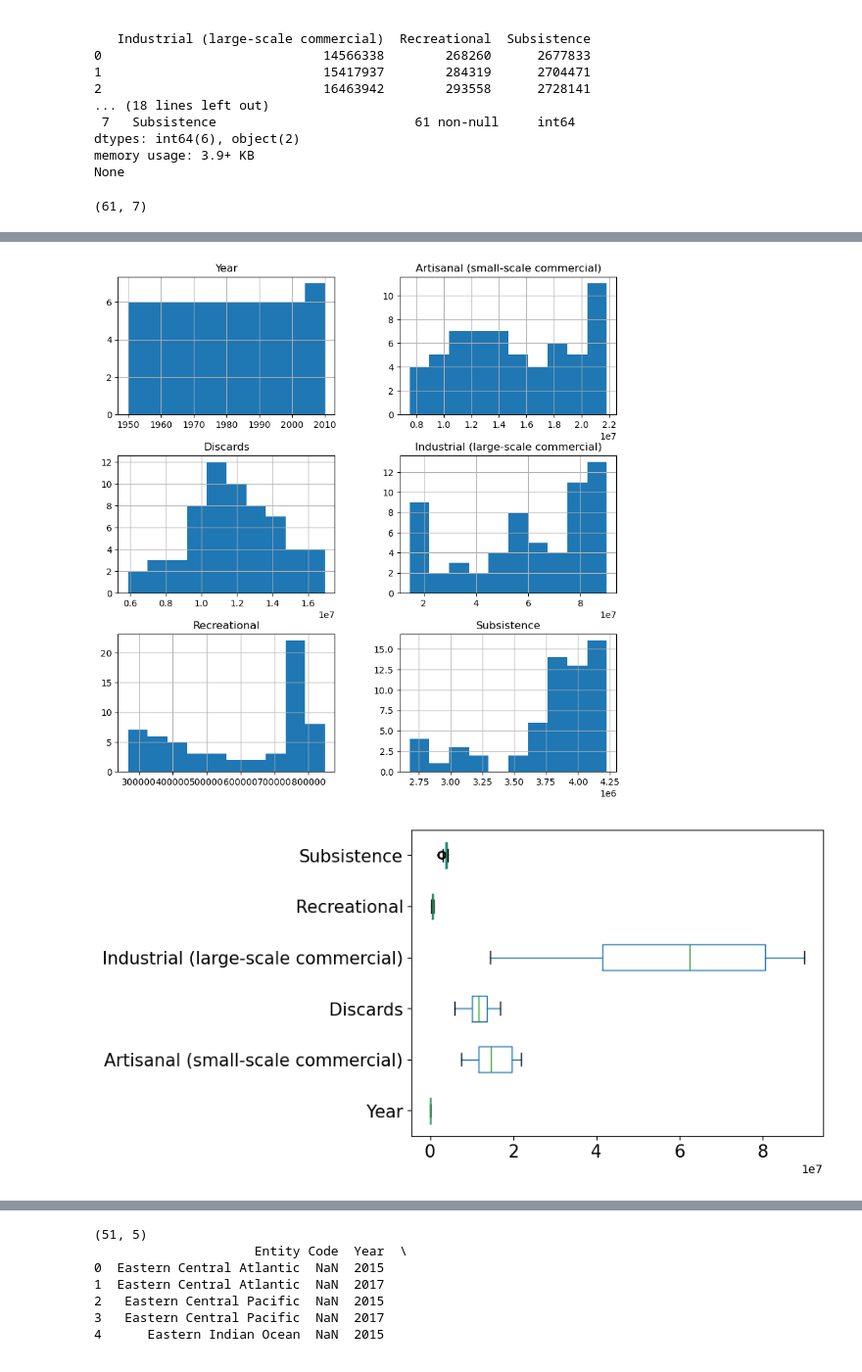
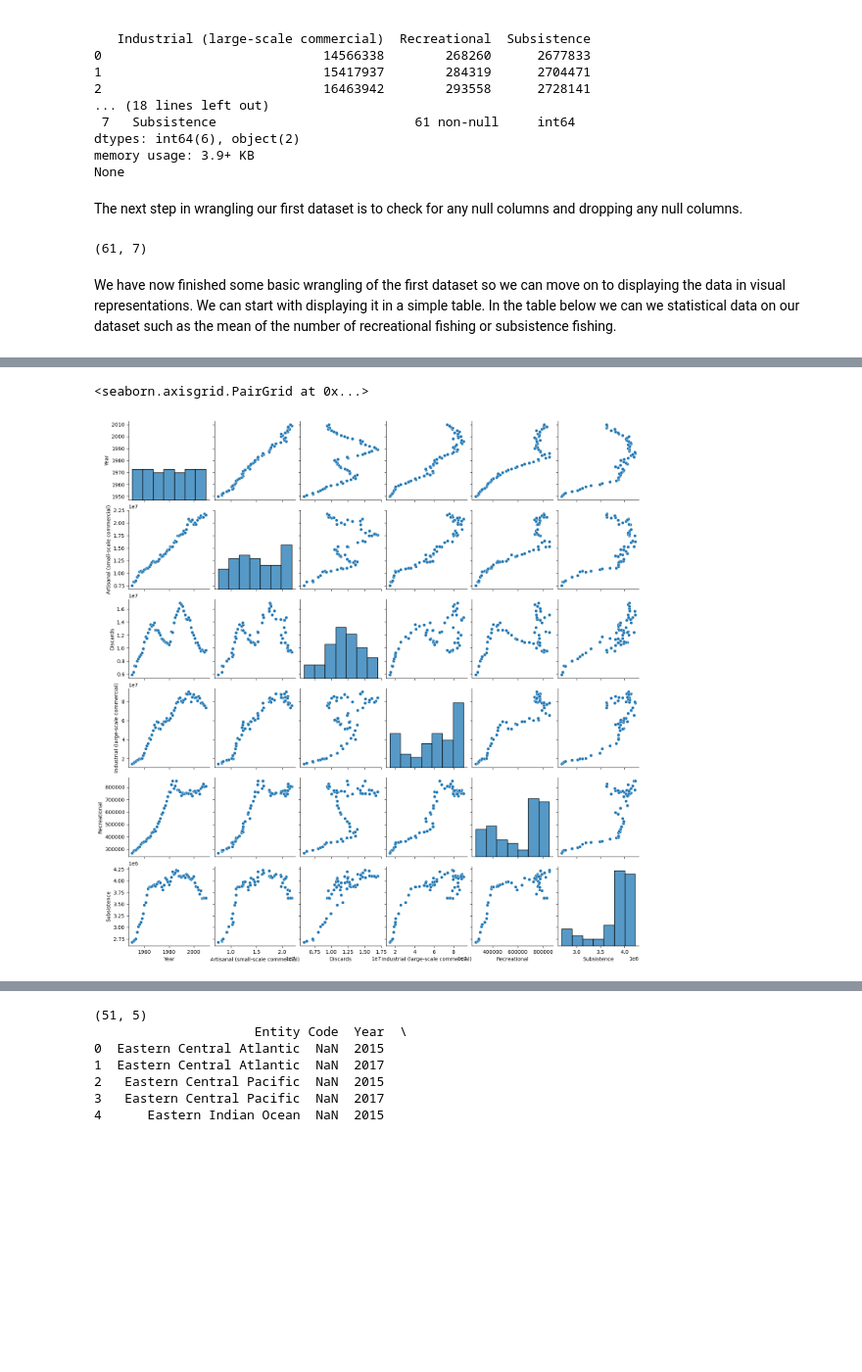
Before and after one commit to ubco-W2022T1-cosc301/project-group34, a Jupyter notebook: notebooks/lily.ipynb, the cells around one changed output, grey strips where cells are left out. Shown: that part at 98% size. Cells and saved outputs as stored; diff of their text form; code cells hidden in the pictures; blank space fills up the shorter version.

```diff
--- a/notebooks/lily.ipynb
+++ b/notebooks/lily.ipynb
@@ -67,6 +70,8 @@ df1_cleaned = df1.copy().drop(['Code'],axis=1)
 dtypes: int64(6), object(2)
 memory usage: 3.9+ KB
 None
+# %% [markdown]
+The next step in wrangling our first dataset is to check for any null columns and dropping any null columns.
 # %%
 ## Check for any null columns
 if df1_cleaned.isnull().any(axis=None):
@@ -80,6 +85,8 @@ df1_cleaned = df1_cleaned.dropna(axis=0)
 df1_cleaned.shape
 # %% [output]
 (61, 7)
+# %% [markdown]
+We have now finished some basic wrangling of the first dataset so we can move on to displaying the data in visual representations. We can start with displaying it in a simple table. In the table below we can we statistical data on our dataset such as the mean of the number of recreational fishing or subsistence fishing.
 # %%
 ## Describe the data in a visual table
 df1_cleaned.describe().T
@@ -92,12 +99,8 @@ df1_cleaned.describe().T
 | Recreational | 61.0 | 6.099268e+05 | 1.941205e+05 | 268260.0 | 405857.0 | 731511.0 | 769491.0 | 849021.0 |
 | Subsistence | 61.0 | 3.777210e+06 | 4.167156e+05 | 2677833.0 | 3630156.0 | 3911536.0 | 4072844.0 | 4226487.0 |
 # %%
-## Visual histogram of the data
-hist1 = df1_cleaned.hist(bins=10,figsize =(10,10))
+## Visual pairplot of the data
+sns.pairplot(df1_cleaned)
 # %% [output]
+<seaborn.axisgrid.PairGrid at 0x...>
-[figure, old version]
+[figure, new version]
-# %%
-## Boxplot of the data
-boxplot = df1_cleaned.boxplot(grid=False, vert=False,fontsize=15)
-# %% [output]
-[figure, removed]
```
Also changed, not shown: parts of 19 cells of this notebook.
